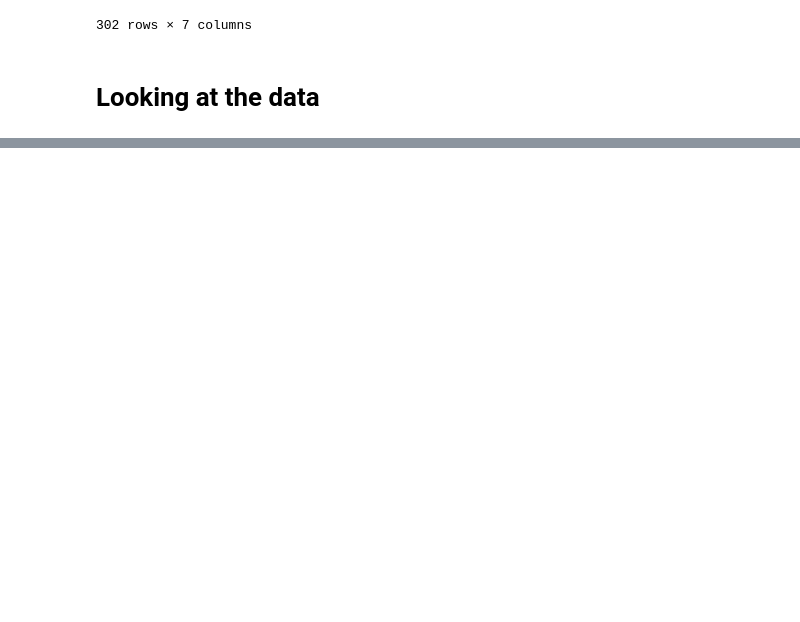
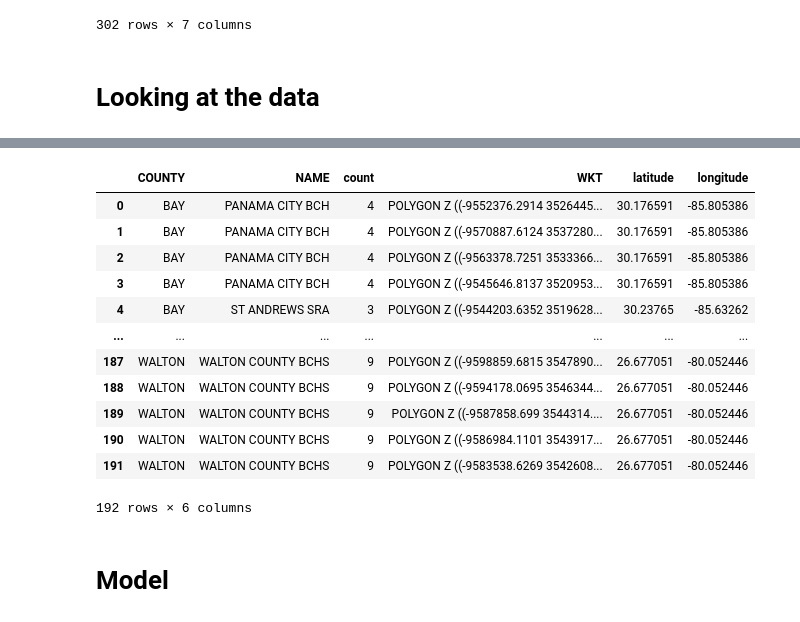
Before and after one commit to jnorfolk/beach-bandits, a Jupyter notebook: notebooks/main.ipynb, the cells around one changed output, grey strips where cells are left out. Drawn from its saved outputs; the diff is of its cells as text; code cells hidden in the pictures; blank space fills up the shorter version.

Commit message:
Needs work to get rid of the extra beaches and get the starting location properly

```diff
--- a/notebooks/main.ipynb
+++ b/notebooks/main.ipynb
@@ -26,0 +115,2 @@ ds
+# %%
+df.dropna(inplace=True)
@@ -26,0 +136,3 @@ ds
+# %%
+df['latitude'] = None
+df['longitude'] = None
@@ -26,0 +141,7 @@ ds
+# %%
+for index, row in df.iterrows():
+    county = row['COUNTY']
+    name = row['NAME']
+    coordinates = get_coordinates(county, name)
+    df.at[index, 'latitude'] = coordinates[0]
+    df.at[index, 'longitude'] = coordinates[1]
@@ -26,0 +179,6 @@ ds
+# %%
+grouped = df.groupby(['COUNTY', 'NAME']).size().reset_index(name='count')
+filtered = grouped[grouped['count'] > 1]
+
+# Create a new DataFrame with the filtered beaches
+filtered_df = pd.merge(filtered, df, on=['COUNTY', 'NAME'], how='inner')
@@ -26,0 +203,18 @@ ds
+# %%
+filtered_df
+# %% [output]
+|  | COUNTY | NAME | count | WKT | latitude | longitude |
+| 0 | BAY | PANAMA CITY BCH | 4 | POLYGON Z ((-9552376.2914 3526445... | 30.176591 | -85.805386 |
+| 1 | BAY | PANAMA CITY BCH | 4 | POLYGON Z ((-9570887.6124 3537280... | 30.176591 | -85.805386 |
+| 2 | BAY | PANAMA CITY BCH | 4 | POLYGON Z ((-9563378.7251 3533366... | 30.176591 | -85.805386 |
+| 3 | BAY | PANAMA CITY BCH | 4 | POLYGON Z ((-9545646.8137 3520953... | 30.176591 | -85.805386 |
+| 4 | BAY | ST ANDREWS SRA | 3 | POLYGON Z ((-9544203.6352 3519628... | 30.23765 | -85.63262 |
+| ... | ... | ... | ... | ... | ... | ... |
+| 187 | WALTON | WALTON COUNTY BCHS | 9 | POLYGON Z ((-9598859.6815 3547890... | 26.677051 | -80.052446 |
+| 188 | WALTON | WALTON COUNTY BCHS | 9 | POLYGON Z ((-9594178.0695 3546344... | 26.677051 | -80.052446 |
+| 189 | WALTON | WALTON COUNTY BCHS | 9 | POLYGON Z ((-9587858.699 3544314.... | 26.677051 | -80.052446 |
+| 190 | WALTON | WALTON COUNTY BCHS | 9 | POLYGON Z ((-9586984.1101 3543917... | 26.677051 | -80.052446 |
+| 191 | WALTON | WALTON COUNTY BCHS | 9 | POLYGON Z ((-9583538.6269 3542608... | 26.677051 | -80.052446 |
+192 rows × 6 columns
+# %% [markdown]
+# Model
```
Also changed, not shown: parts of 27 cells of this notebook.
